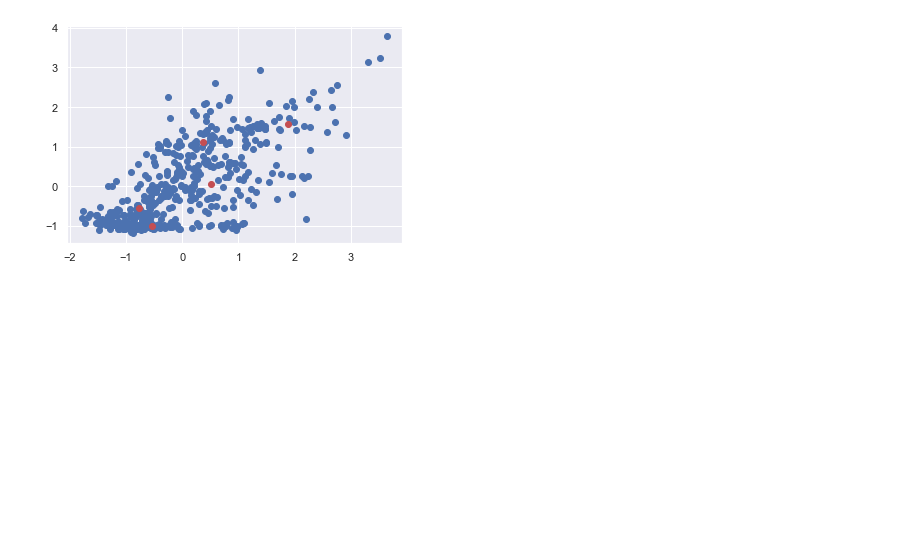
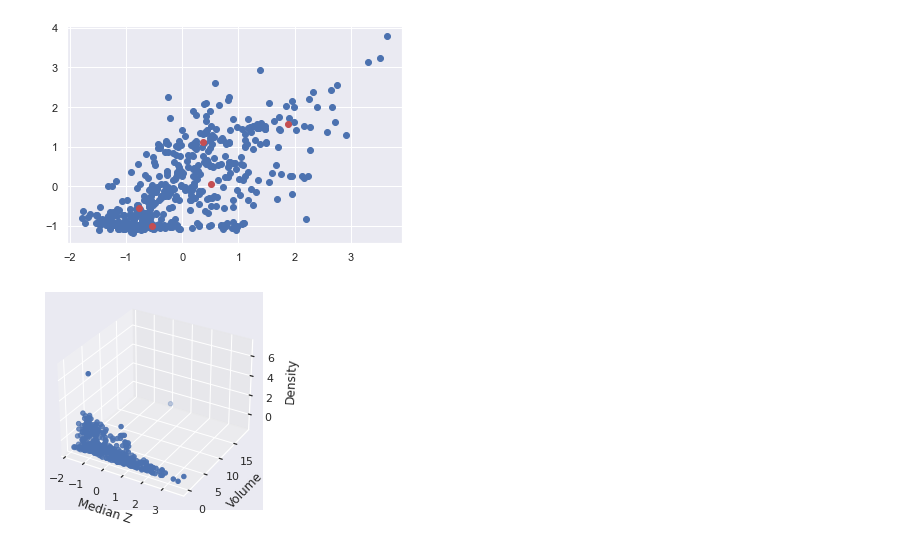
Before and after one commit to pratyush1611/GEO5017_Assignments, a Jupyter notebook: asg01.ipynb, the cells around one changed output. Cells and saved outputs as stored; diff of their text form; code cells hidden in the pictures; blank space fills up the shorter version.

Commit message:
add 3d plot

```diff
--- a/asg01.ipynb
+++ b/asg01.ipynb
@@ -664,3 +683,26 @@ plt.scatter(kmeans_codebook[:, 0], kmeans_codebook[:, 1], c='r')
 plt.show()
 # %% [output]
 [figure]
+# %%
+from mpl_toolkits.mplot3d import Axes3D
+import ipympl
+%matplotlib notebook
+%matplotlib inline
+sns.set(style = "darkgrid")
+
+fig = plt.figure()
+ax = fig.add_subplot(111, projection = '3d')
+
+x = standardFeatureDF['median_Z']
+y = standardFeatureDF['Volume']
+z = standardFeatureDF['volumeDensity']
+
+ax.set_xlabel("Median Z")
+ax.set_ylabel("Volume")
+ax.set_zlabel("Density")
+
+ax.scatter(x, y, z)
+
+plt.show()
+# %% [output]
+[figure, added]
```
Also changed, not shown: parts of 3 cells of this notebook.
